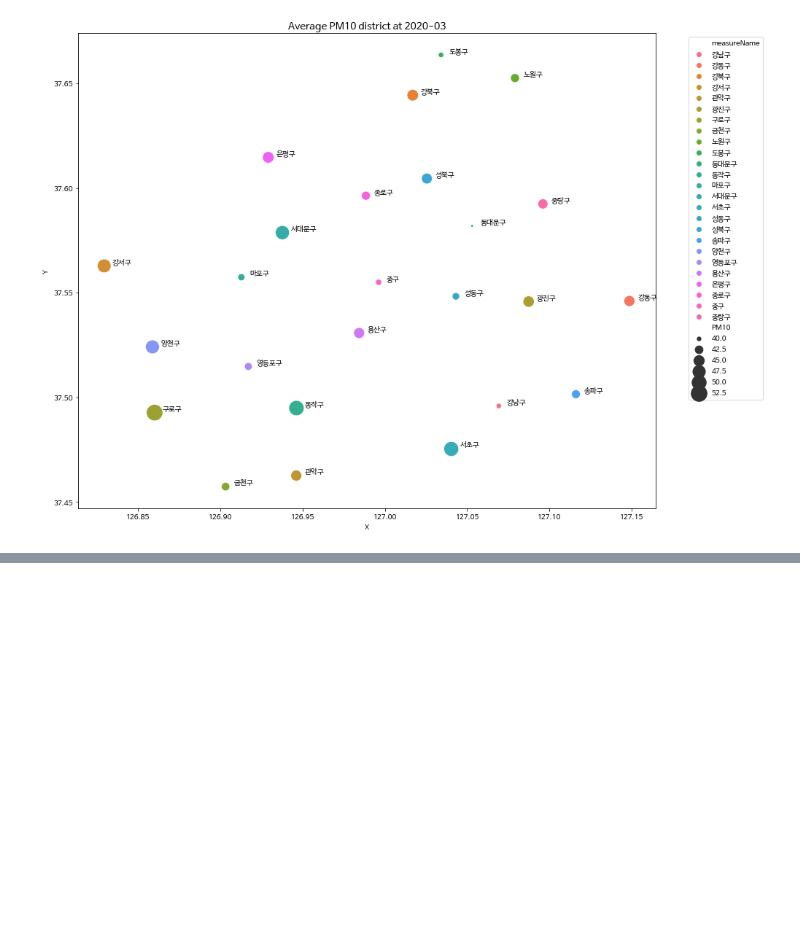
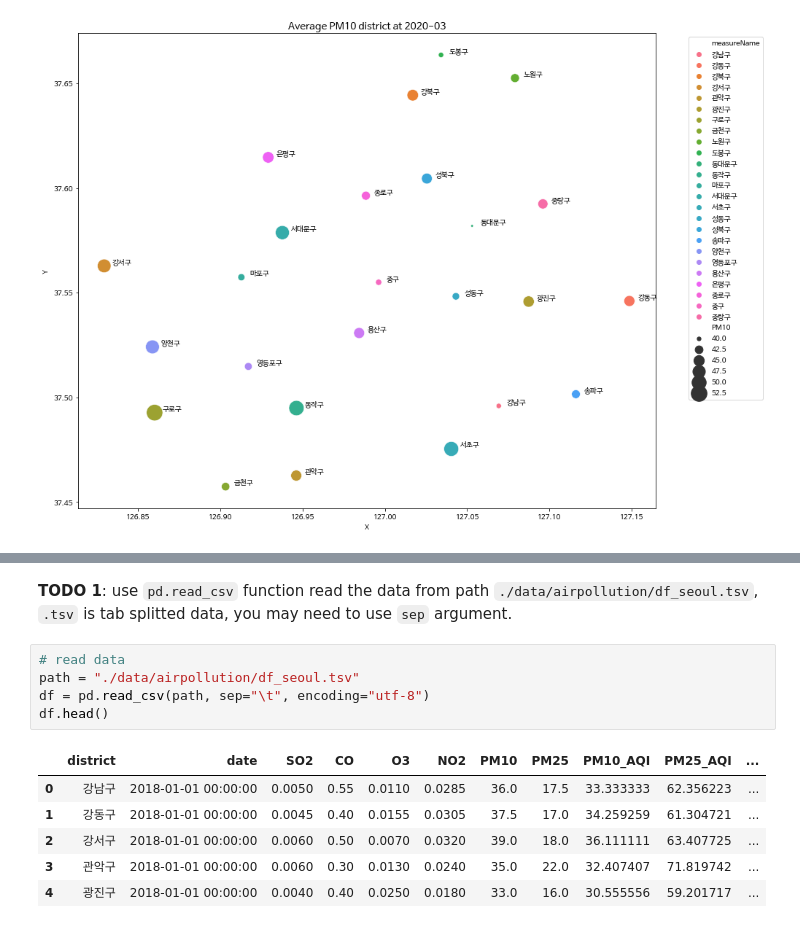
Before and after one commit to simonjisu/hankyong-university, a Jupyter notebook: 02_Related_Packages.ipynb, the cells around one changed output, grey strips where cells are left out. Saved outputs shown, nothing was run; the diff lists cells and outputs as text; blank space fills up the shorter version.

```diff
--- a/02_Related_Packages.ipynb
+++ b/02_Related_Packages.ipynb
@@ -598,0 +646,14 @@ m
+# %% [markdown]
+**TODO 1**: use `pd.read_csv` function read the data from path `./data/airpollution/df_seoul.tsv`, `.tsv` is tab splitted data, you may need to use `sep` argument.
+# %%
+# read data
+path = "./data/airpollution/df_seoul.tsv"
+df = pd.read_csv(path, sep="\t", encoding="utf-8")
+df.head()
+# %% [output]
+|  | district | date | SO2 | CO | O3 | NO2 | PM10 | PM25 | PM10_AQI | PM25_AQI | ... |
+| 0 | 강남구 | 2018-01-01 00:00:00 | 0.0050 | 0.55 | 0.0110 | 0.0285 | 36.0 | 17.5 | 33.333333 | 62.356223 | ... |
+| 1 | 강동구 | 2018-01-01 00:00:00 | 0.0045 | 0.40 | 0.0155 | 0.0305 | 37.5 | 17.0 | 34.259259 | 61.304721 | ... |
+| 2 | 강서구 | 2018-01-01 00:00:00 | 0.0060 | 0.50 | 0.0070 | 0.0320 | 39.0 | 18.0 | 36.111111 | 63.407725 | ... |
+| 3 | 관악구 | 2018-01-01 00:00:00 | 0.0060 | 0.30 | 0.0130 | 0.0240 | 35.0 | 22.0 | 32.407407 | 71.819742 | ... |
+| 4 | 광진구 | 2018-01-01 00:00:00 | 0.0040 | 0.40 | 0.0250 | 0.0180 | 33.0 | 16.0 | 30.555556 | 59.201717 | ... |
```
Also changed, not shown: parts of 15 cells of this notebook, 19 other files.
